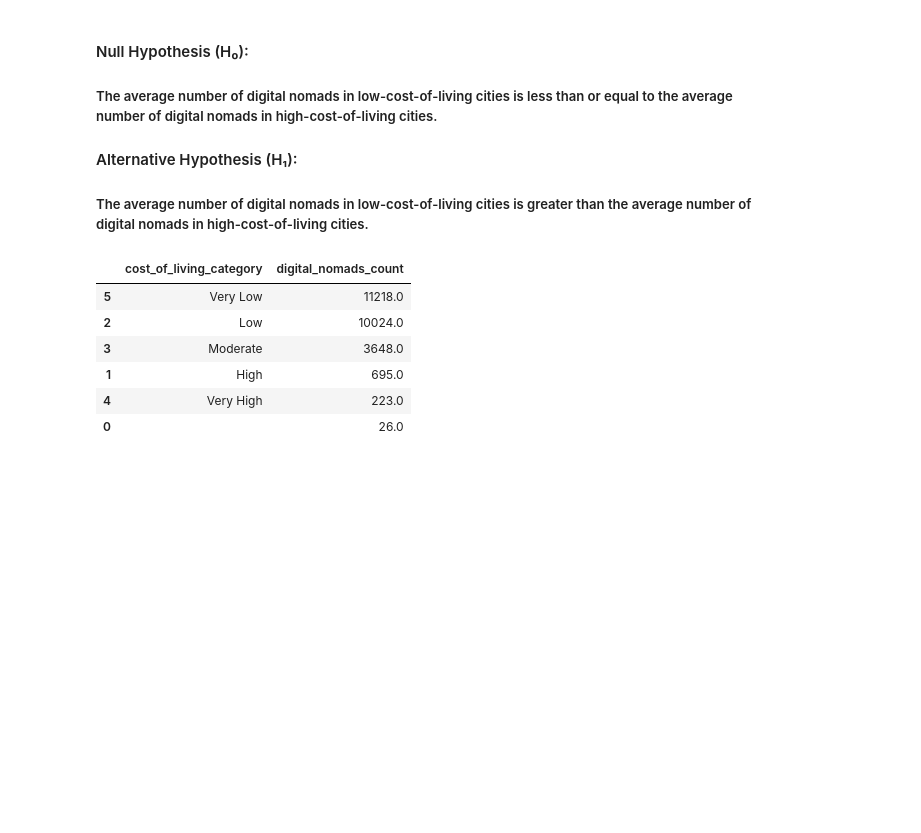
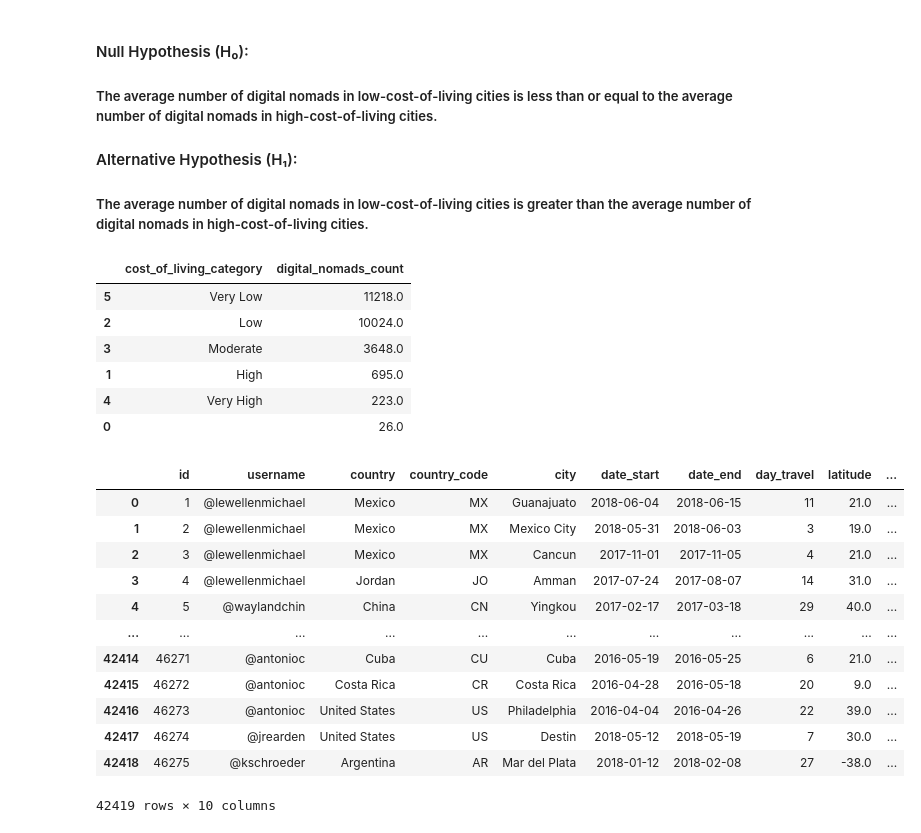
Before and after one commit to PuiKiRebeccaWOO/final_project, a Jupyter notebook: notebooks/nomads_analysis.ipynb, the cells around one changed output. Cells and saved outputs as stored; diff of their text form; code cells hidden in the pictures; blank space fills up the shorter version.

```diff
--- a/notebooks/nomads_analysis.ipynb
+++ b/notebooks/nomads_analysis.ipynb
@@ -945,3 +948,19 @@ nomads_by_cost
 | 0 |  | 26.0 |
 # %%
 nomads_all_merged.to_csv("../data/clean/nomads_all_merged.csv", index=False, sep=";")
+# %%
+trip_df_cleaned
+# %% [output]
+|  | id | username | country | country_code | city | date_start | date_end | day_travel | latitude | ... |
+| 0 | 1 | @lewellenmichael | Mexico | MX | Guanajuato | 2018-06-04 | 2018-06-15 | 11 | 21.0 | ... |
+| 1 | 2 | @lewellenmichael | Mexico | MX | Mexico City | 2018-05-31 | 2018-06-03 | 3 | 19.0 | ... |
+| 2 | 3 | @lewellenmichael | Mexico | MX | Cancun | 2017-11-01 | 2017-11-05 | 4 | 21.0 | ... |
+| 3 | 4 | @lewellenmichael | Jordan | JO | Amman | 2017-07-24 | 2017-08-07 | 14 | 31.0 | ... |
+| 4 | 5 | @waylandchin | China | CN | Yingkou | 2017-02-17 | 2017-03-18 | 29 | 40.0 | ... |
+| ... | ... | ... | ... | ... | ... | ... | ... | ... | ... | ... |
+| 42414 | 46271 | @antonioc | Cuba | CU | Cuba | 2016-05-19 | 2016-05-25 | 6 | 21.0 | ... |
+| 42415 | 46272 | @antonioc | Costa Rica | CR | Costa Rica | 2016-04-28 | 2016-05-18 | 20 | 9.0 | ... |
+| 42416 | 46273 | @antonioc | United States | US | Philadelphia | 2016-04-04 | 2016-04-26 | 22 | 39.0 | ... |
+| 42417 | 46274 | @jrearden | United States | US | Destin | 2018-05-12 | 2018-05-19 | 7 | 30.0 | ... |
+| 42418 | 46275 | @kschroeder | Argentina | AR | Mar del Plata | 2018-01-12 | 2018-02-08 | 27 | -38.0 | ... |
+42419 rows × 10 columns
```
Also changed, not shown: parts of 7 cells of this notebook, 14 other files.
